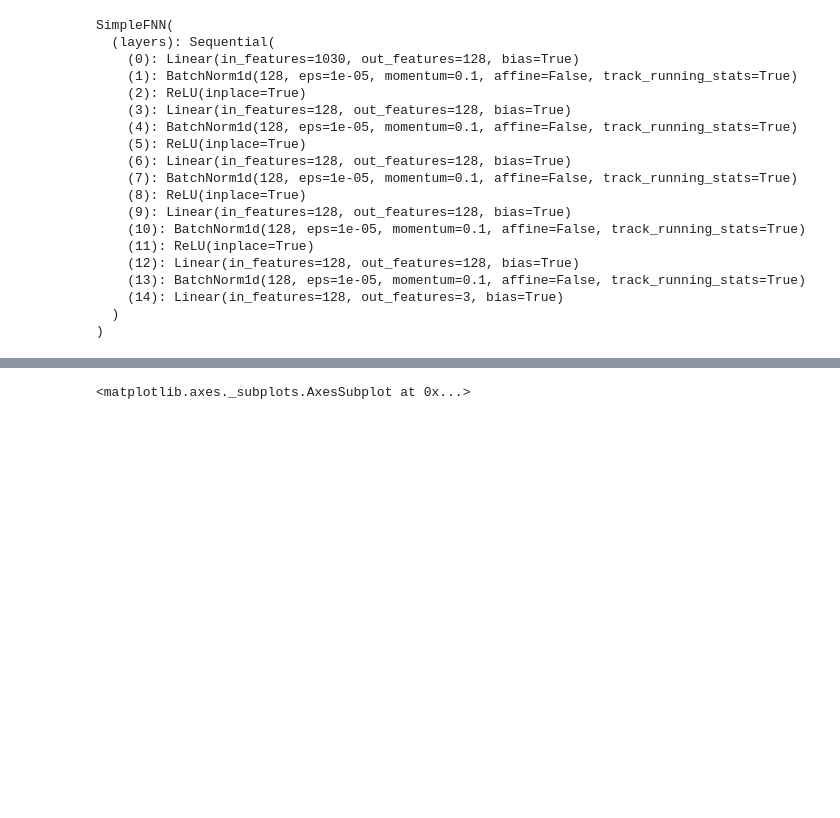
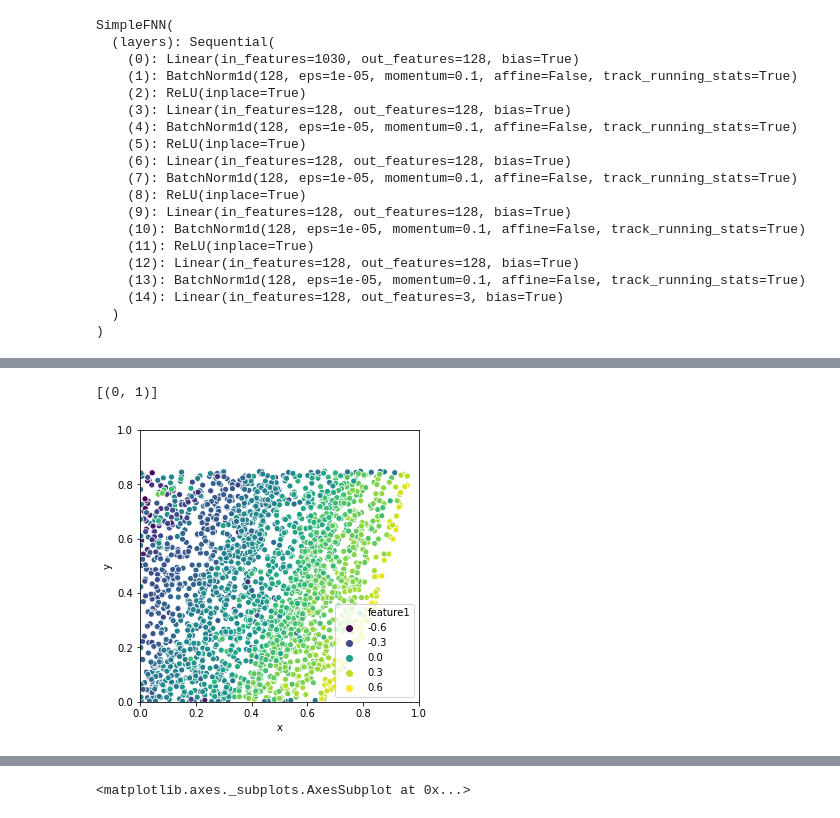
Before and after one commit to GuillaumeLeclerc/mlgenomics, a Jupyter notebook: data_preprocessing/plotting_model_features_unseen_data.ipynb, the cells around one changed output, grey strips where cells are left out. Saved outputs shown, nothing was run; the diff lists cells and outputs as text; code cells hidden in the pictures; blank space fills up the shorter version.

```diff
--- a/data_preprocessing/plotting_model_features_unseen_data.ipynb
+++ b/data_preprocessing/plotting_model_features_unseen_data.ipynb
@@ -96,0 +97,10 @@ plot_genes(labels_data0, yhat_data0, 'viridis', 1)
+# %%
+plt.figure(figsize=(5,5))
+
+g = plot_genes(labels_data0, yhat_data0, 'viridis', 1)
+#plt.legend([],[], frameon=False)
+g.set(xlim=(0, 1))
+g.set(ylim=(0, 1))
+# %% [output]
+[(0, 1)]
+[figure, added]
```
Also changed, not shown: parts of 15 cells of this notebook, 6 other files.
